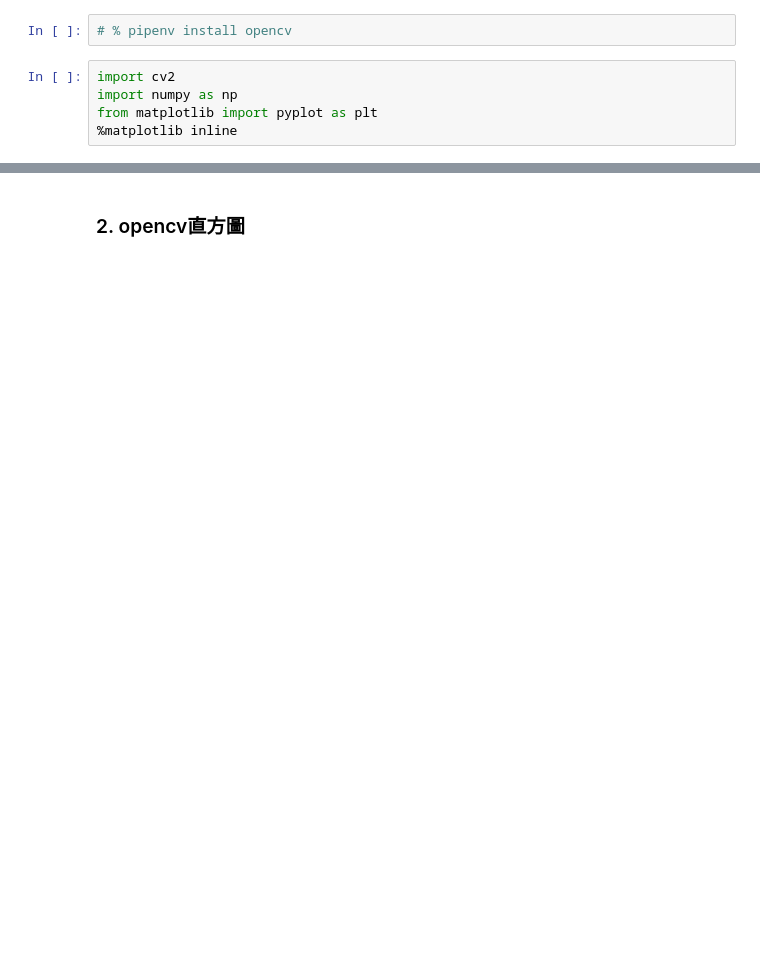
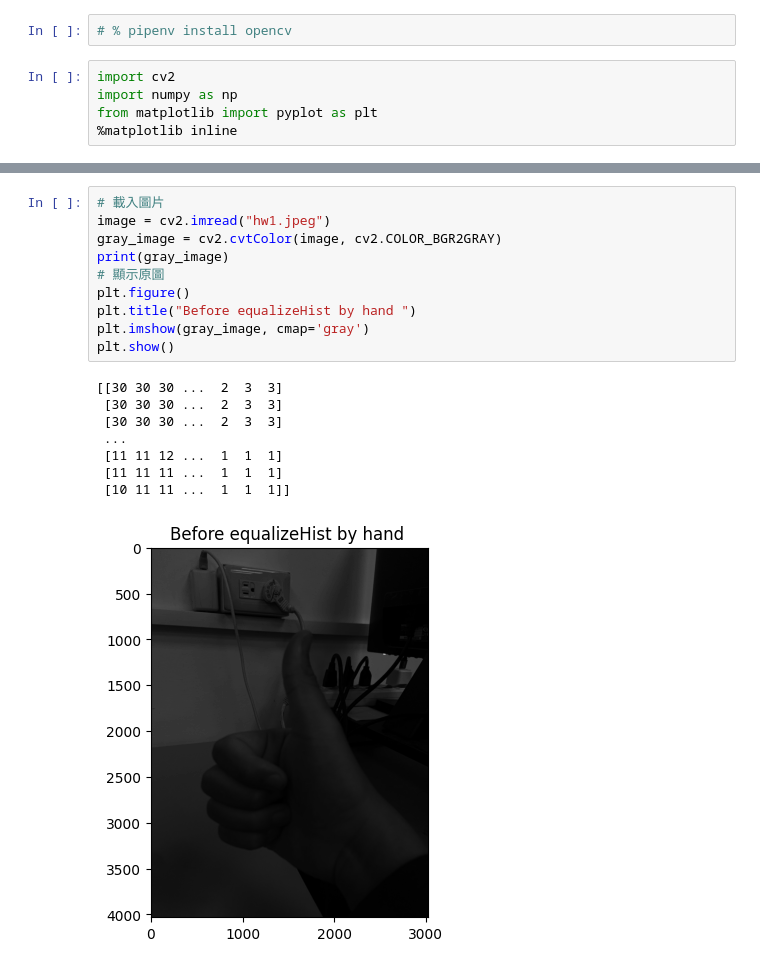
Before and after one commit to hhjjy/capstone, a Jupyter notebook: hw_1.ipynb, the cells around one changed output, grey strips where cells are left out. Cells and saved outputs as stored; diff of their text form; blank space fills up the shorter version.

```diff
--- a/hw_1.ipynb
+++ b/hw_1.ipynb
@@ -107,2 +10,19 @@ plt.show()
-# %% [markdown]
-### 2. opencv直方圖
+# %%
+# 載入圖片
+image = cv2.imread("hw1.jpeg")
+gray_image = cv2.cvtColor(image, cv2.COLOR_BGR2GRAY)
+print(gray_image)
+# 顯示原圖
+plt.figure()
+plt.title("Before equalizeHist by hand ")
+plt.imshow(gray_image, cmap='gray')
+plt.show()
+# %% [output]
+[[30 30 30 ...  2  3  3]
+ [30 30 30 ...  2  3  3]
+ [30 30 30 ...  2  3  3]
+ ...
+ [11 11 12 ...  1  1  1]
+ [11 11 11 ...  1  1  1]
+ [10 11 11 ...  1  1  1]]
+[figure, added]
```
Also changed, not shown: parts of 11 cells of this notebook, 14 other files.
